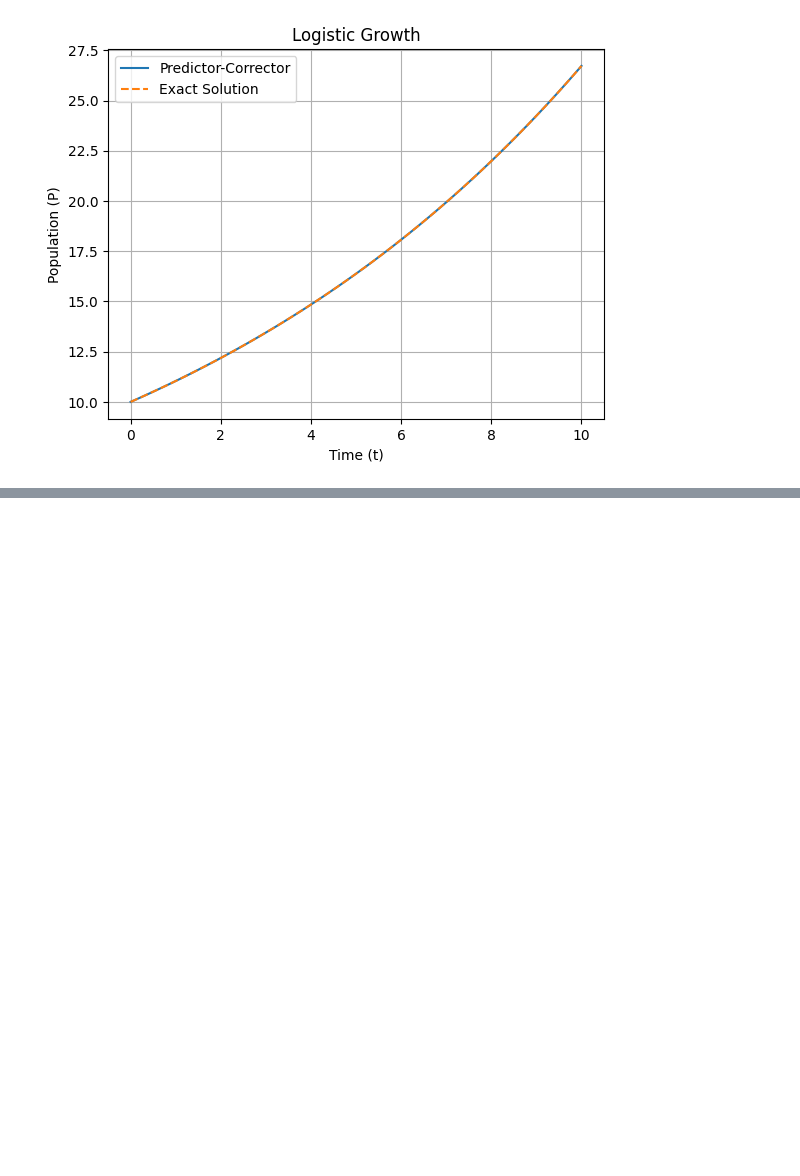
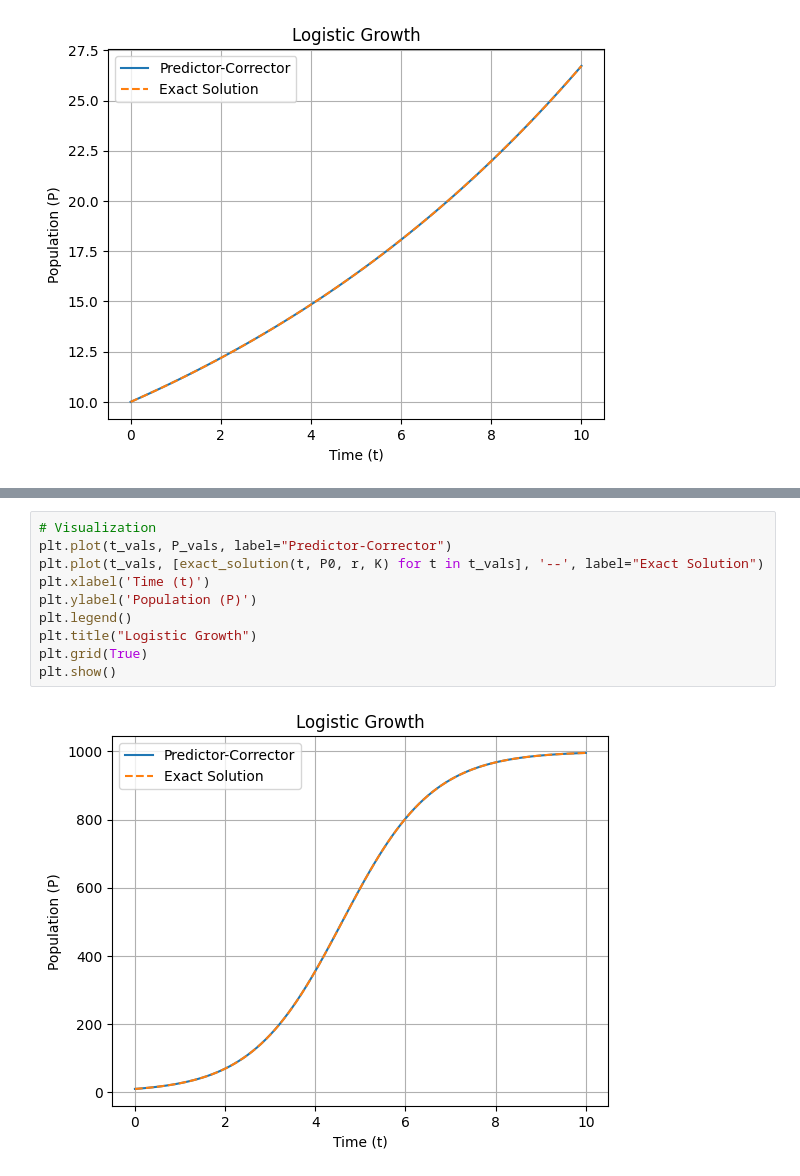
Before and after one commit to aqsnyder/eng_math, a Jupyter notebook: hw_o/3a.ipynb, the cells around one changed output, grey strips where cells are left out. Saved outputs shown, nothing was run; the diff lists cells and outputs as text; blank space fills up the shorter version.

```diff
--- a/hw_o/3a.ipynb
+++ b/hw_o/3a.ipynb
@@ -80,0 +180,12 @@ plt.show()
+# %%
+# Visualization
+plt.plot(t_vals, P_vals, label="Predictor-Corrector")
+plt.plot(t_vals, [exact_solution(t, P0, r, K) for t in t_vals], '--', label="Exact Solution")
+plt.xlabel('Time (t)')
+plt.ylabel('Population (P)')
+plt.legend()
+plt.title("Logistic Growth")
+plt.grid(True)
+plt.show()
+# %% [output]
+[figure, added]
```
Also changed, not shown: parts of 3 cells of this notebook, 7 other files.
